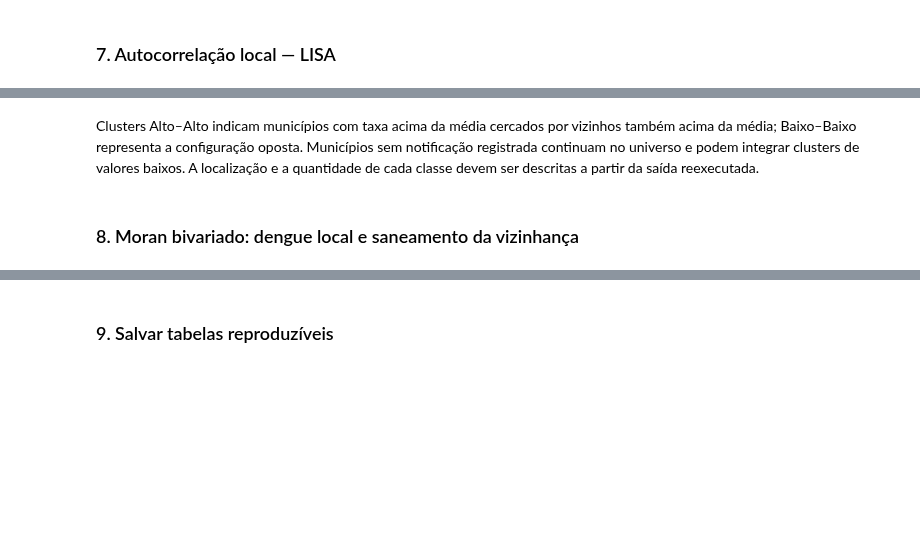
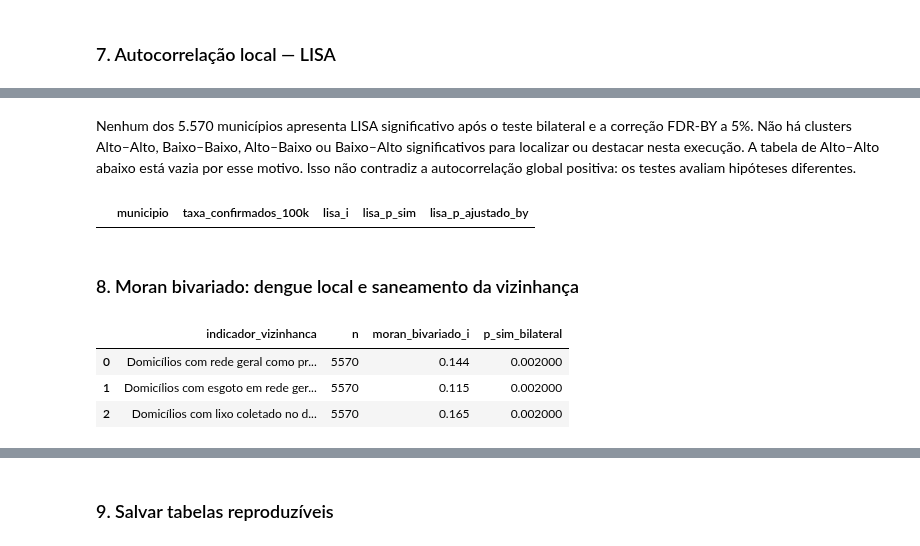
Before and after one commit to Romulol-B/Pysus-IBGE, a Jupyter notebook: notebooks/Agregacao/DENGUE+IBGE/analise_espacial_pysal.ipynb, the cells around one changed output, grey strips where cells are left out. Saved outputs shown, nothing was run; the diff lists cells and outputs as text; code cells hidden in the pictures; blank space fills up the shorter version.

```diff
--- a/notebooks/Agregacao/DENGUE+IBGE/analise_espacial_pysal.ipynb
+++ b/notebooks/Agregacao/DENGUE+IBGE/analise_espacial_pysal.ipynb
@@ -194,10 +273,10 @@ plt.show()
-# %% [markdown]
-Clusters Alto–Alto indicam municípios com taxa acima da média cercados por vizinhos também acima da média; Baixo–Baixo representa a configuração oposta. Municípios sem notificação registrada continuam no universo e podem integrar clusters de valores baixos. A localização e a quantidade de cada classe devem ser descritas a partir da saída reexecutada.
+# %% [markdown]
+Nenhum dos 5.570 municípios apresenta LISA significativo após o teste bilateral e a correção FDR-BY a 5%. Não há clusters Alto–Alto, Baixo–Baixo, Alto–Baixo ou Baixo–Alto significativos para localizar ou destacar nesta execução. A tabela de Alto–Alto abaixo está vazia por esse motivo. Isso não contradiz a autocorrelação global positiva: os testes avaliam hipóteses diferentes.
 # %%
 high_high = (
     lisa_map.loc[lisa_map["lisa_cluster"].eq("Alto–Alto")]
     .nlargest(10, "taxa_confirmados_100k")
-    [["municipio", "taxa_confirmados_100k", "lisa_i", "lisa_p_sim"]]
+    [["municipio", "taxa_confirmados_100k", "lisa_i", "lisa_p_sim", "lisa_p_ajustado_by"]]
 )
 display(
     high_high.style.format(
@@ -208,20 +287,27 @@ display(
         }
     )
 )
+# %% [output]
+|  | municipio | taxa_confirmados_100k | lisa_i | lisa_p_sim | lisa_p_ajustado_by |
 # %% [markdown]
 ### 8. Moran bivariado: dengue local e saneamento da vizinhança
 # %%
 bivariate_moran, bivariate_models = spatial.calculate_bivariate_moran(
     analysis_map,
     weights,
     permutations=PERMUTATIONS,
     seed=SEED + 100,
 )
 display(
     bivariate_moran[
-        ["indicador_vizinhanca", "n", "moran_bivariado_i", "p_sim"]
+        ["indicador_vizinhanca", "n", "moran_bivariado_i", "p_sim_bilateral"]
     ].style.format({"moran_bivariado_i": "{:.3f}", "p_sim": "{:.3f}"})
 )
+# %% [output]
+|  | indicador_vizinhanca | n | moran_bivariado_i | p_sim_bilateral |
+| 0 | Domicílios com rede geral como pr... | 5570 | 0.144 | 0.002000 |
+| 1 | Domicílios com esgoto em rede ger... | 5570 | 0.115 | 0.002000 |
+| 2 | Domicílios com lixo coletado no d... | 5570 | 0.165 | 0.002000 |
 # %%
 bivariate_figure, _ = spatial.plot_bivariate_moran_result(
     bivariate_models["pct_esgoto_rede_geral_ou_pluvial"],
```
Also changed, not shown: parts of 24 cells of this notebook, 32 other files.
